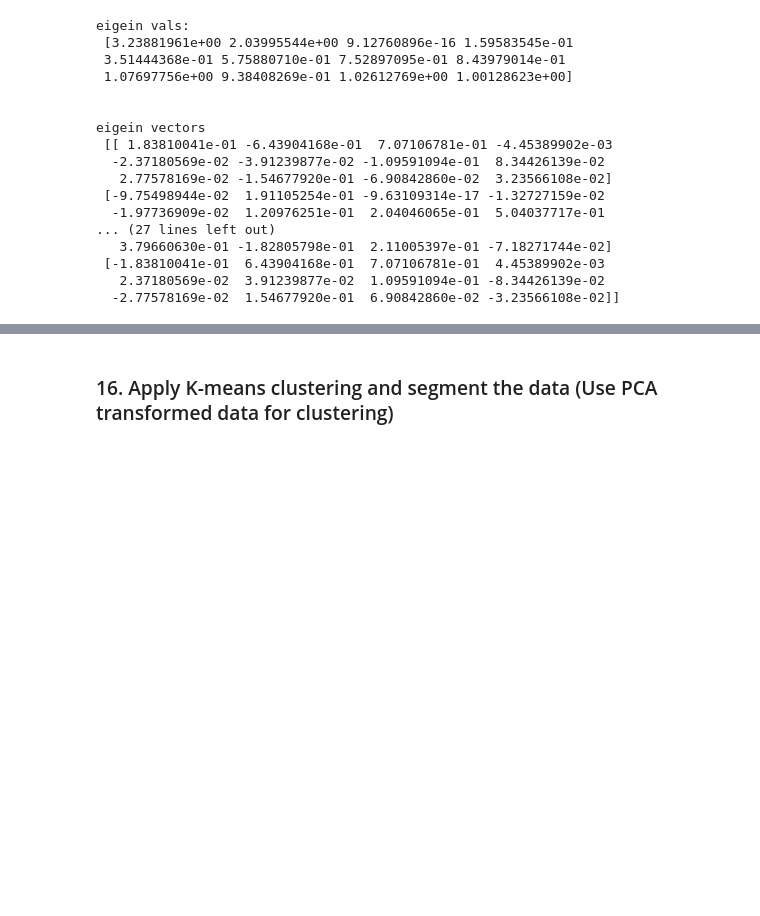
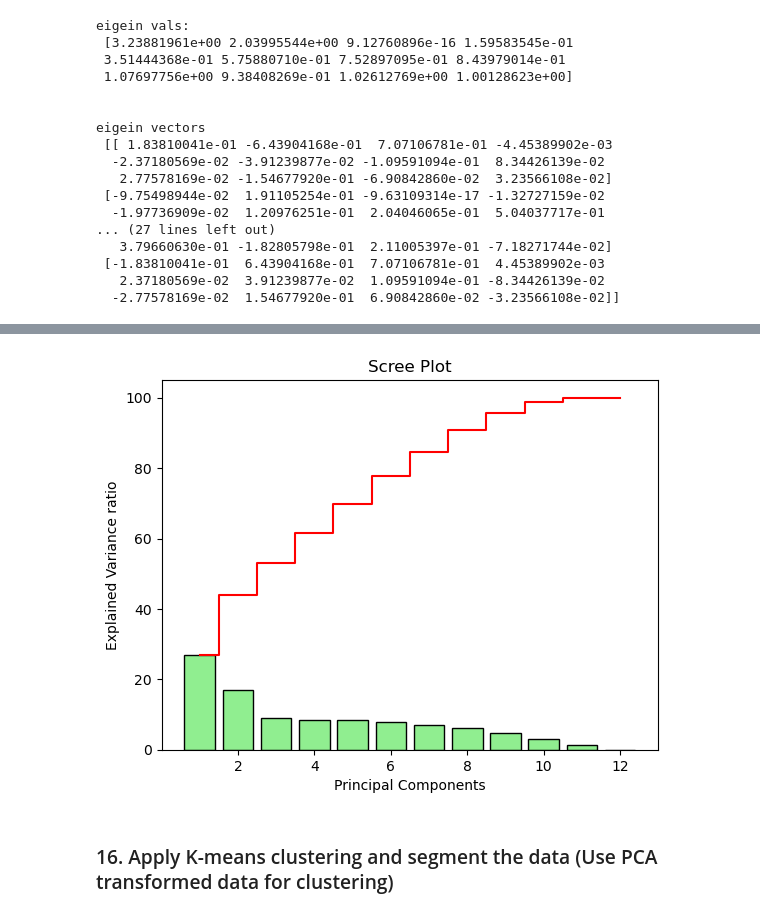
Before and after one commit to tarangini-shetty/tarangini_Lab4_PythonforDS, a Jupyter notebook: UnsupervisedLearning-Labsession.ipynb, the cells around one changed output, grey strips where cells are left out. Cells and saved outputs as stored; diff of their text form; code cells hidden in the pictures; blank space fills up the shorter version.

```diff
--- a/UnsupervisedLearning-Labsession.ipynb
+++ b/UnsupervisedLearning-Labsession.ipynb
@@ -426,3 +410,10 @@ eigein vectors
  [-1.83810041e-01  6.43904168e-01  7.07106781e-01  4.45389902e-03
    2.37180569e-02  3.91239877e-02  1.09591094e-01 -8.34426139e-02
   -2.77578169e-02  1.54677920e-01  6.90842860e-02 -3.23566108e-02]]
+# %%
+## Step3: Scree plot.
+total = sum(eig_vals)
+var_exp = [(i/total)*100 for i in sorted(eig_vals, reverse=True)]
+cum_var_exp = np.cumsum(var_exp)
+print('Explained Variance: ',var_exp)
+print('Cummulative Variance Explained: ', cum_var_exp)
@@ -429,3 +425,14 @@ eigein vectors
+# %%
+## Scree plot.
+plt.bar(range(1,len(var_exp)+1),var_exp, align='center', color='lightgreen', edgecolor='black', label='Explained Variance')
+plt.step(range(1,len(var_exp)+1),cum_var_exp, where='mid', color='red',label='Cummulative Explained Variance')
+plt.xlabel('Principal Components')
+plt.ylabel('Explained Variance ratio')
+plt.title('Scree Plot')
+#plt.legend(loc='best')
+plt.show()
+# %% [output]
+[figure, added]
 # %% [markdown]
 ### 16. Apply K-means clustering and segment the data (Use PCA transformed data for clustering)
 # %% [markdown]
```
Also changed, not shown: parts of 4 cells of this notebook.
